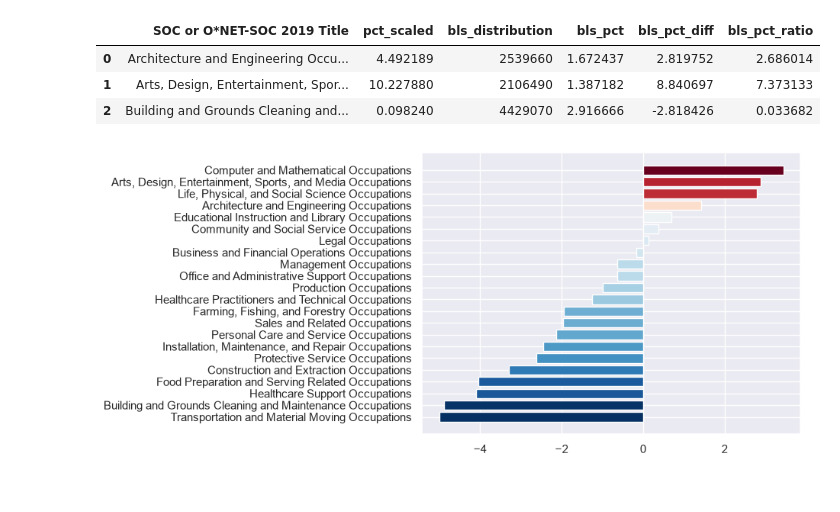
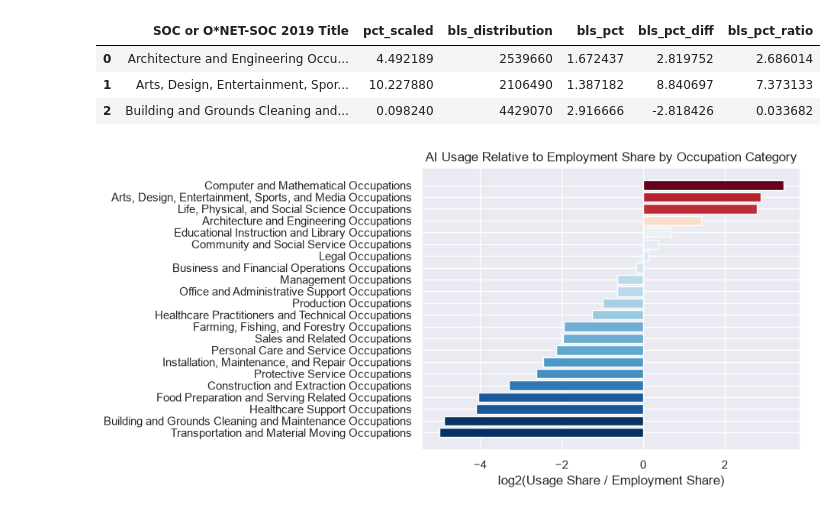
Before and after one commit to zaki-rogers/ai-labour-market-exposure, a Jupyter notebook: 01_eda.ipynb, the cells around one changed output. Cells and saved outputs as stored; diff of their text form; code cells hidden in the pictures.

```diff
--- a/01_eda.ipynb
+++ b/01_eda.ipynb
@@ -539,15 +539,15 @@ category_comparison_sorted_ratio = category_comparison.sort_values(by="bls_pct_r
 # %%
 norm = mcolors.TwoSlopeNorm(
     vmin=category_comparison_sorted_ratio["log2_ratio"].min(),
     vcenter=1,
     vmax=category_comparison_sorted_ratio["log2_ratio"].max()
 )
 colors = plt.cm.RdBu_r(norm(category_comparison_sorted_ratio["log2_ratio"]))
 
 fig, ax = plt.subplots()
 ax.barh(category_comparison_sorted_ratio["SOC or O*NET-SOC 2019 Title"], category_comparison_sorted_ratio["log2_ratio"], color=colors)
-ax.set_title("")
-ax.set_xlabel("")
+ax.set_title("AI Usage Relative to Employment Share by Occupation Category")
+ax.set_xlabel("log2(Usage Share / Employment Share)")
 plt.show()
 # %% [output]
-[figure, old version]
+[figure, new version]
```
Also changed, not shown: parts of 9 cells of this notebook.
